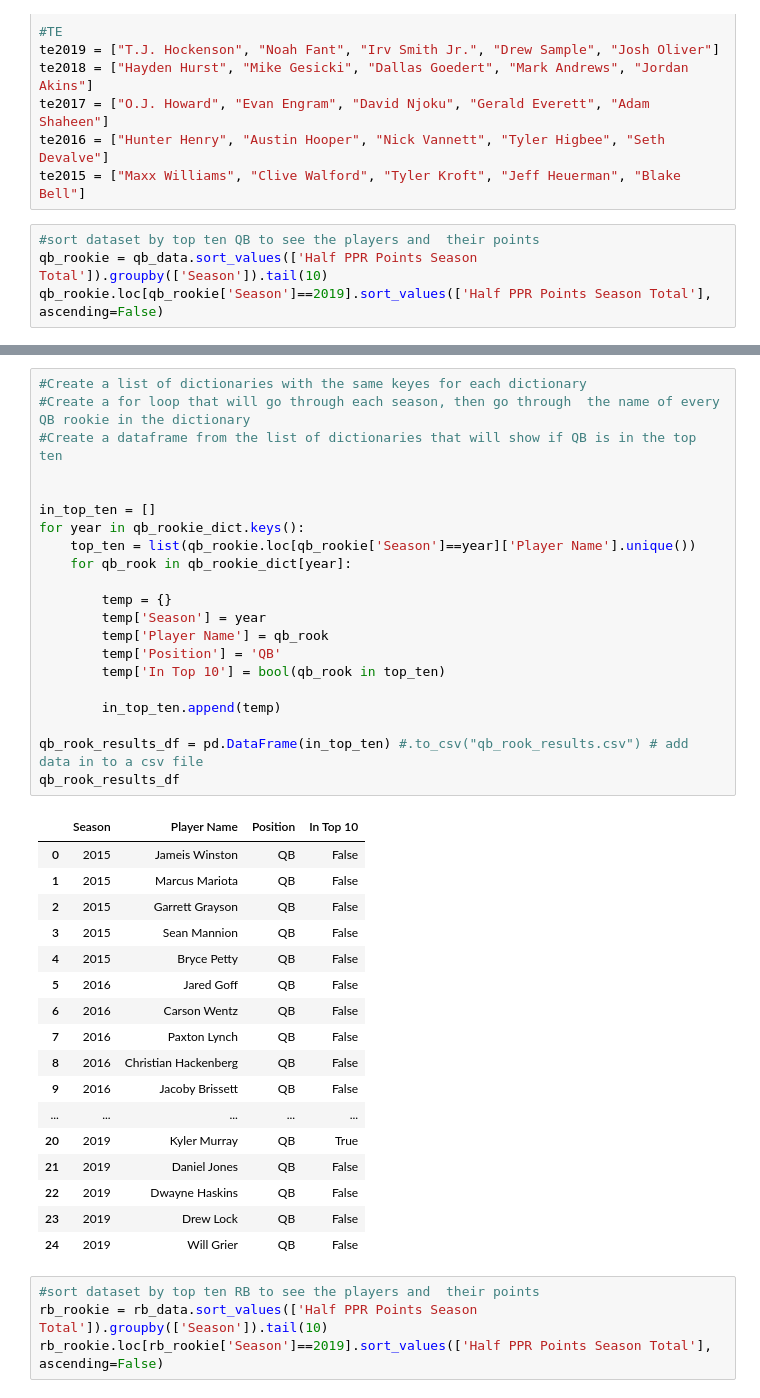
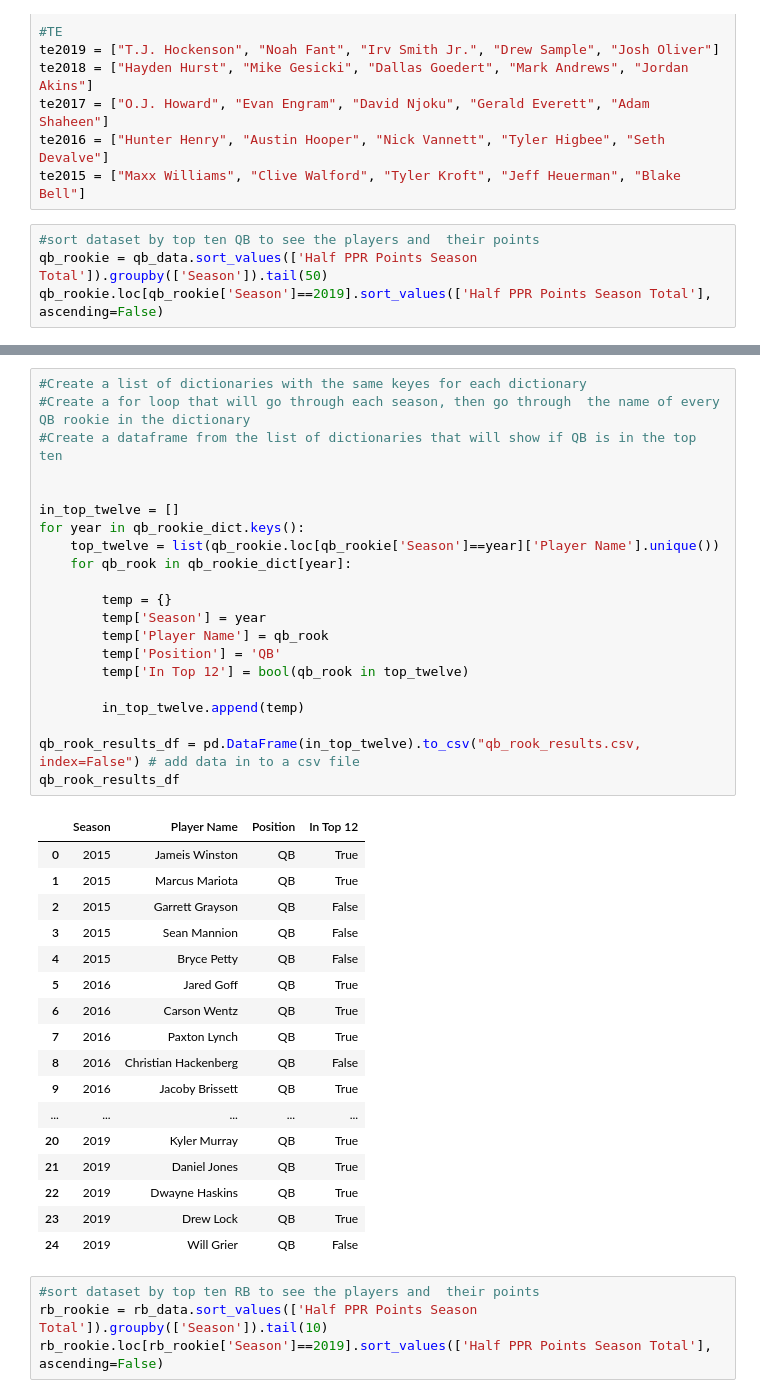
Before and after one commit to hathawayryan/project_one, a Jupyter notebook: main.ipynb, the cells around one changed output, grey strips where cells are left out. Cells and saved outputs as stored; diff of their text form.

```diff
--- a/main.ipynb
+++ b/main.ipynb
@@ -354,7 +354,7 @@ te2016 = ["Hunter Henry", "Austin Hooper", "Nick Vannett", "Tyler Higbee", "Seth
 te2015 = ["Maxx Williams", "Clive Walford", "Tyler Kroft", "Jeff Heuerman", "Blake Bell"]
 # %%
 #sort dataset by top ten QB to see the players and  their points
-qb_rookie = qb_data.sort_values(['Half PPR Points Season Total']).groupby(['Season']).tail(10)
+qb_rookie = qb_data.sort_values(['Half PPR Points Season Total']).groupby(['Season']).tail(50)
 qb_rookie.loc[qb_rookie['Season']==2019].sort_values(['Half PPR Points Season Total'], ascending=False)
 # %% [output]
 |  | Player Name | Team | Position | Season | Games Played | Fumbles | Interceptions | Passing Yards | ... |
@@ -380,41 +405,41 @@ qb_rookie_dict = {
 # %%
 #Create a list of dictionaries with the same keyes for each dictionary
 #Create a for loop that will go through each season, then go through  the name of every QB rookie in the dictionary
 #Create a dataframe from the list of dictionaries that will show if QB is in the top ten
 
 
-in_top_ten = []
+in_top_twelve = []
 for year in qb_rookie_dict.keys():
-    top_ten = list(qb_rookie.loc[qb_rookie['Season']==year]['Player Name'].unique())
+    top_twelve = list(qb_rookie.loc[qb_rookie['Season']==year]['Player Name'].unique())
     for qb_rook in qb_rookie_dict[year]:
 
         temp = {}
         temp['Season'] = year
         temp['Player Name'] = qb_rook
         temp['Position'] = 'QB'
-        temp['In Top 10'] = bool(qb_rook in top_ten)
+        temp['In Top 12'] = bool(qb_rook in top_twelve)
 
-        in_top_ten.append(temp)
+        in_top_twelve.append(temp)
 
-qb_rook_results_df = pd.DataFrame(in_top_ten) #.to_csv("qb_rook_results.csv") # add data in to a csv file
+qb_rook_results_df = pd.DataFrame(in_top_twelve).to_csv("qb_rook_results.csv, index=False") # add data in to a csv file
 qb_rook_results_df
 # %% [output]
-|  | Season | Player Name | Position | In Top 10 |
-| 0 | 2015 | Jameis Winston | QB | False |
-| 1 | 2015 | Marcus Mariota | QB | False |
+|  | Season | Player Name | Position | In Top 12 |
+| 0 | 2015 | Jameis Winston | QB | True |
+| 1 | 2015 | Marcus Mariota | QB | True |
 | 2 | 2015 | Garrett Grayson | QB | False |
 | 3 | 2015 | Sean Mannion | QB | False |
 | 4 | 2015 | Bryce Petty | QB | False |
-| 5 | 2016 | Jared Goff | QB | False |
-| 6 | 2016 | Carson Wentz | QB | False |
-| 7 | 2016 | Paxton Lynch | QB | False |
+| 5 | 2016 | Jared Goff | QB | True |
+| 6 | 2016 | Carson Wentz | QB | True |
+| 7 | 2016 | Paxton Lynch | QB | True |
 | 8 | 2016 | Christian Hackenberg | QB | False |
-| 9 | 2016 | Jacoby Brissett | QB | False |
+| 9 | 2016 | Jacoby Brissett | QB | True |
 | ... | ... | ... | ... | ... |
 | 20 | 2019 | Kyler Murray | QB | True |
-| 21 | 2019 | Daniel Jones | QB | False |
-| 22 | 2019 | Dwayne Haskins | QB | False |
-| 23 | 2019 | Drew Lock | QB | False |
+| 21 | 2019 | Daniel Jones | QB | True |
+| 22 | 2019 | Dwayne Haskins | QB | True |
+| 23 | 2019 | Drew Lock | QB | True |
 | 24 | 2019 | Will Grier | QB | False |
 # %%
 #sort dataset by top ten RB to see the players and  their points
```
Also changed, not shown: parts of 24 cells of this notebook, 4 other files.
